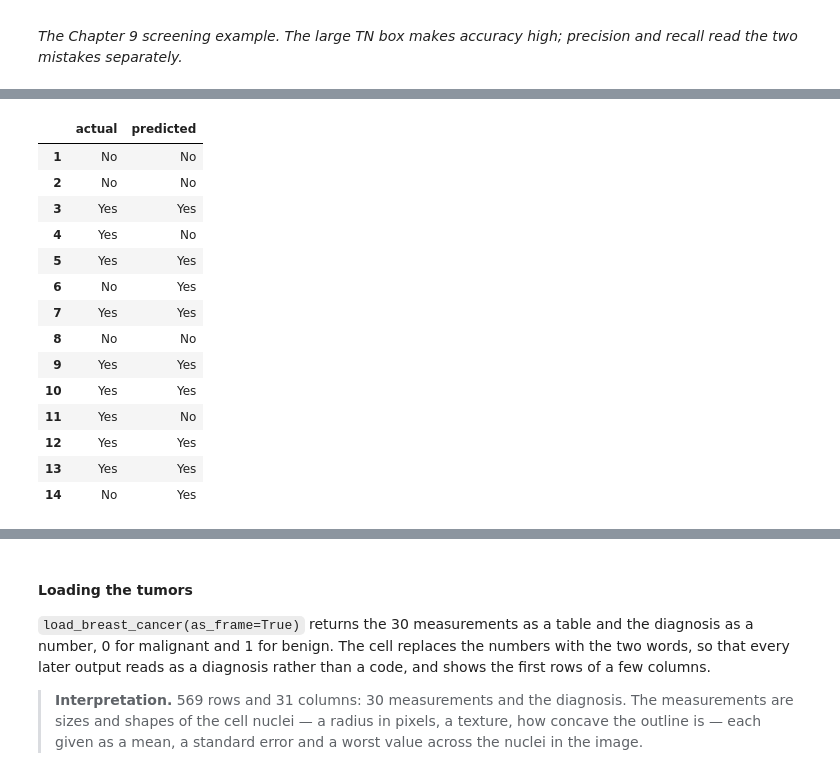
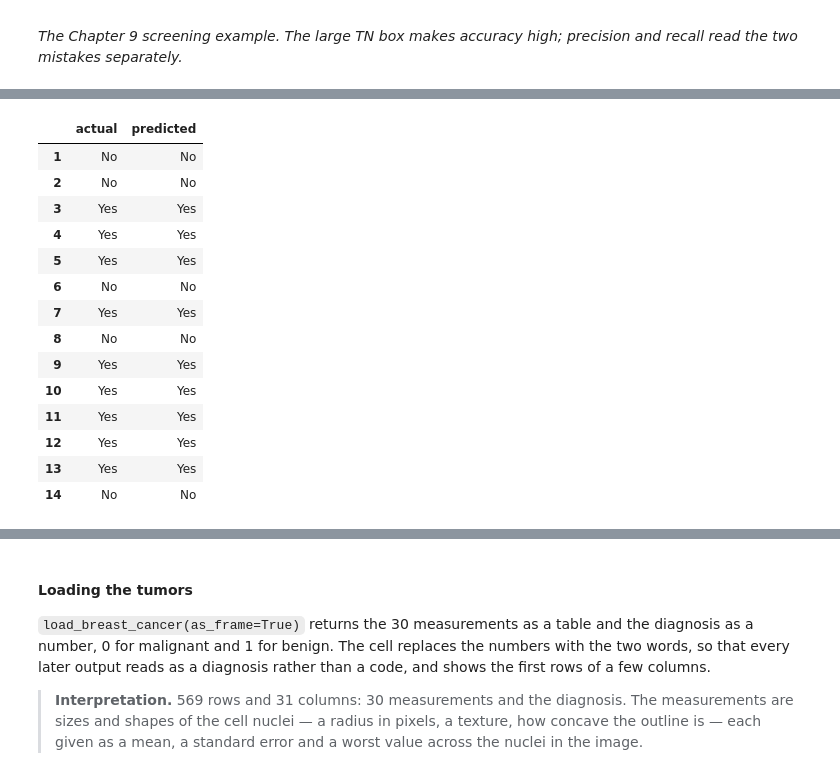
Before and after one commit to payakorn/888102-student, a Jupyter notebook: ch10_2_Evaluating_a_Classifier.ipynb, the cells around one changed output, grey strips where cells are left out. Drawn from its saved outputs; the diff is of its cells as text; code cells hidden in the pictures.

```diff
--- a/ch10_2_Evaluating_a_Classifier.ipynb
+++ b/ch10_2_Evaluating_a_Classifier.ipynb
@@ -144,23 +143,22 @@ A tree grown on all fourteen days has already seen every day it is asked about,
 # %%
-from sklearn.model_selection import cross_val_predict, LeaveOneOut
-from sklearn.metrics import confusion_matrix, classification_report, accuracy_score
+from sklearn.metrics import confusion_matrix, classification_report
 
-held_out = cross_val_predict(DecisionTreeClassifier(random_state=0), codes, golf["play"], cv=LeaveOneOut())
-comparison = pd.DataFrame({"actual": golf["play"], "predicted": held_out}, index=golf.index)
+predicted = model.predict(codes)
+comparison = pd.DataFrame({"actual": golf["play"], "predicted": predicted}, index=golf.index)
 comparison
 # %% [output]
 |  | actual | predicted |
 | 1 | No | No |
 | 2 | No | No |
 | 3 | Yes | Yes |
-| 4 | Yes | No |
+| 4 | Yes | Yes |
 | 5 | Yes | Yes |
-| 6 | No | Yes |
+| 6 | No | No |
 | 7 | Yes | Yes |
 | 8 | No | No |
 | 9 | Yes | Yes |
 | 10 | Yes | Yes |
-| 11 | Yes | No |
+| 11 | Yes | Yes |
 | 12 | Yes | Yes |
 | 13 | Yes | Yes |
-| 14 | No | Yes |
+| 14 | No | No |
```
Also changed, not shown: parts of 32 cells of this notebook.
